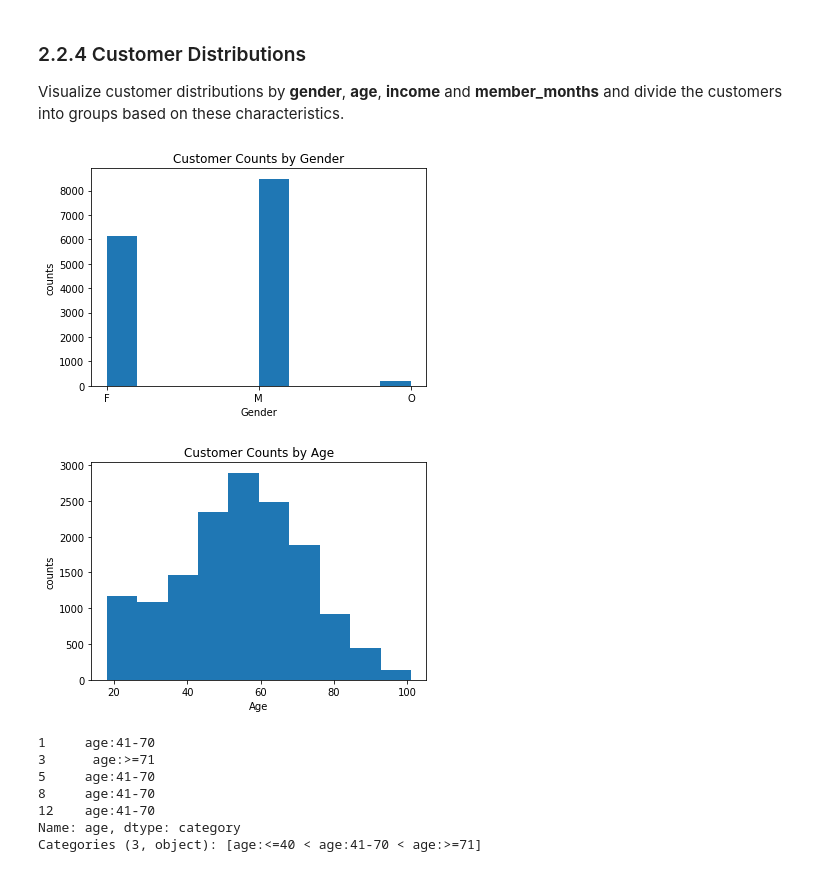
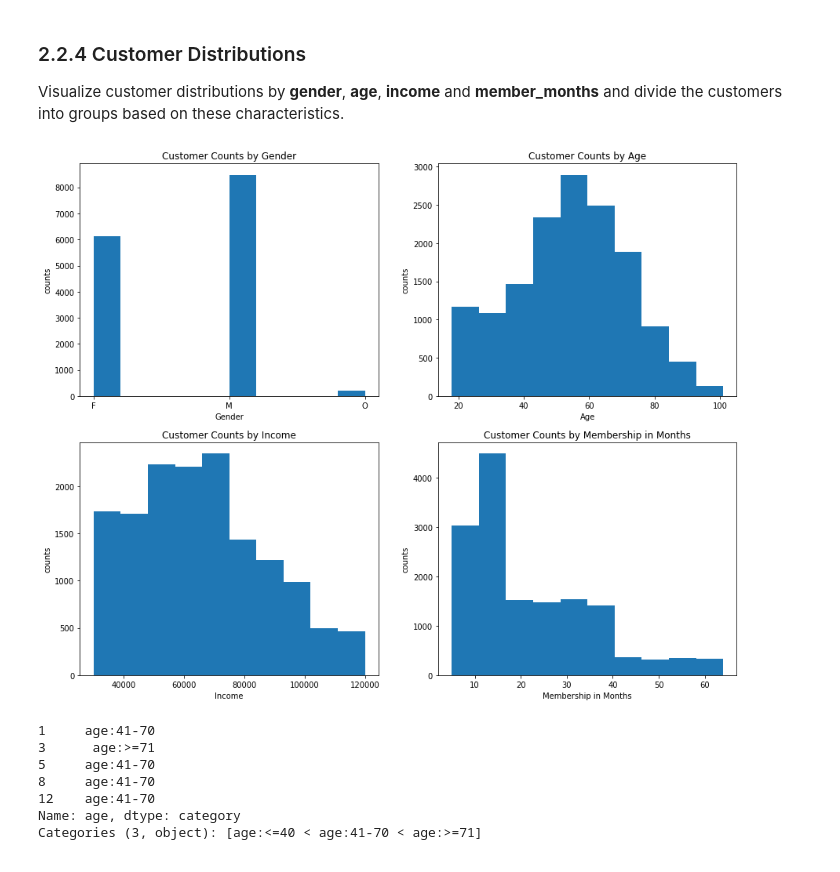
Before and after one commit to cr8zysheila/Starbucks, a Jupyter notebook: Starbucks_Capstone_notebook.ipynb, the cells around one changed output. Drawn from its saved outputs; the diff is of its cells as text; code cells hidden in the pictures.

```diff
--- a/Starbucks_Capstone_notebook.ipynb
+++ b/Starbucks_Capstone_notebook.ipynb
@@ -274,20 +275,36 @@ person_id = person_id.set_index('id')['c_id']
 # %% [markdown]
 ### 2.2.4 Customer Distributions
 Visualize customer distributions by **gender**, **age**, **income** and **member_months** and divide the customers into groups based on these characteristics.
-# %%
-plt.hist(profile['gender']);
-plt.xlabel('Gender');
-plt.ylabel('counts');
-plt.title('Customer Counts by Gender');
-# %% [output]
-[figure, removed]
-# %%
-plt.hist(profile['age']);
-plt.xlabel('Age');
-plt.ylabel('counts');
-plt.title('Customer Counts by Age');
-# %% [output]
-[figure, removed]
+# %%
+fig = plt.figure(figsize=(15,12))
+ax1 = fig.add_subplot(221)
+ax2 = fig.add_subplot(222)
+ax3 = fig.add_subplot(223)
+ax4 = fig.add_subplot(224)
+
+ax1.hist(profile['gender']);
+ax1.set_xlabel('Gender');
+ax1.set_ylabel('counts');
+ax1.set_title('Customer Counts by Gender');
+
+ax2.hist(profile['age']);
+ax2.set_xlabel('Age');
+ax2.set_ylabel('counts');
+ax2.set_title('Customer Counts by Age');
+
+ax3.hist(profile['income']);
+ax3.set_xlabel('Income');
+ax3.set_ylabel('counts');
+ax3.set_title('Customer Counts by Income');
+
+ax4.hist(profile['member_months']);
+ax4.set_xlabel('Membership in Months');
+ax4.set_ylabel('counts');
+ax4.set_title('Customer Counts by Membership in Months');
+
+plt.show()
+# %% [output]
+[figure, added]
 # %%
 age_bin = [0, 40, 70, 120]
 age_labels = ['age:<=40', 'age:41-70', 'age:>=71']
```
Also changed, not shown: parts of 39 cells of this notebook, 1 other file.
